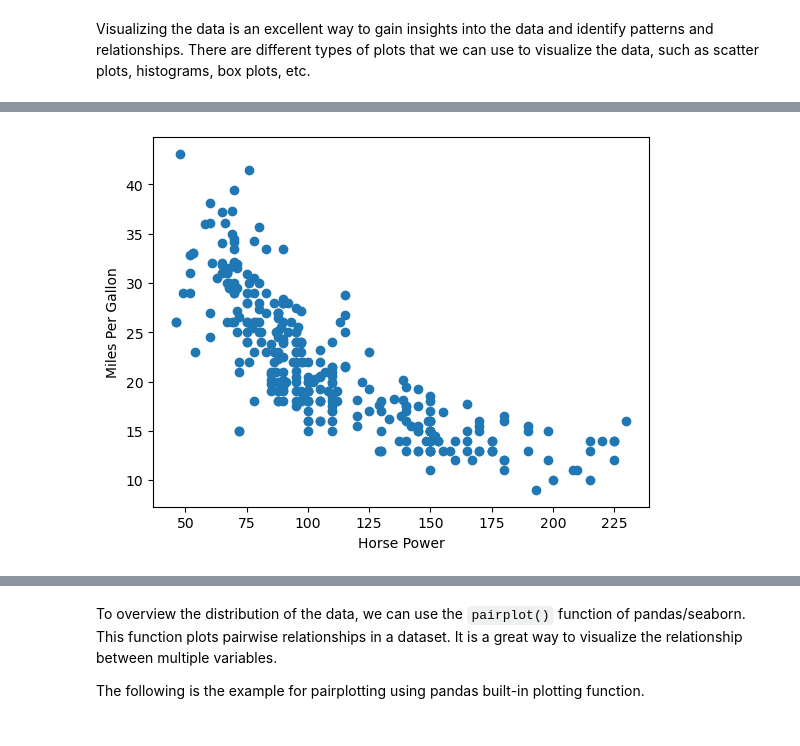
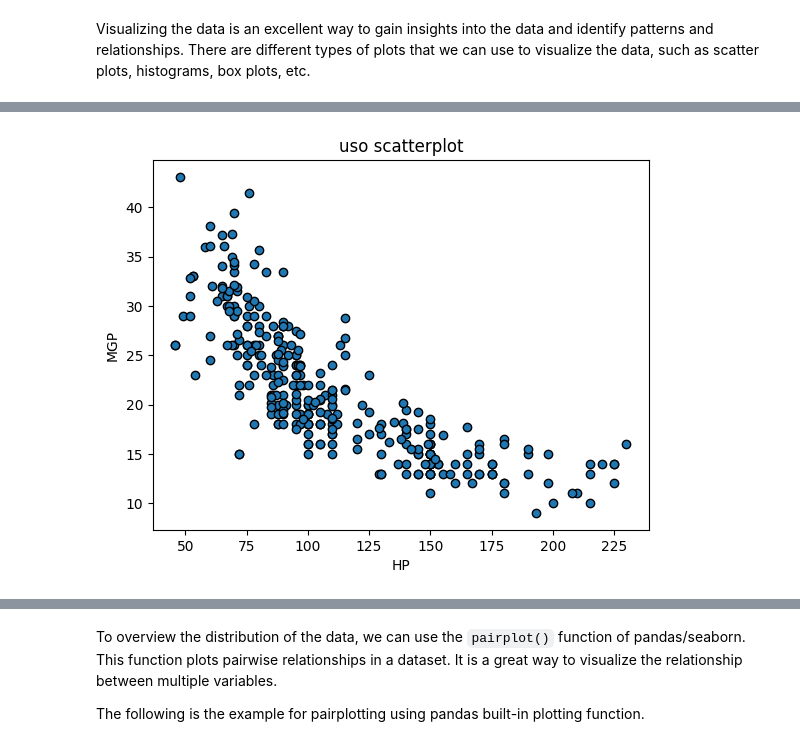
Before and after one commit to VivianPita/lab_iagi, a Jupyter notebook: Esercitazione_5.ipynb, the cells around one changed output, grey strips where cells are left out. Saved outputs shown, nothing was run; the diff lists cells and outputs as text; code cells hidden in the pictures.

```diff
--- a/Esercitazione_5.ipynb
+++ b/Esercitazione_5.ipynb
@@ -23,0 +22,4 @@ df = ggsiu
+# %%
+!wget -O auto-mpg.csv https://raw.githubusercontent.com/Sapienza-AI-Lab/esercitazione5-22-23/main/data/auto-mpg/auto-mpg.csv
+
+df = pd.read_csv('auto-mpg.csv')
@@ -115,6 +137,10 @@ Visualizing the data is an excellent way to gain insights into the data and iden
 # %%
 # Scatter plot of two variables (e.g. HP vs MPG)
-# Use either Matplotlib.Pyplot scatter() or Seaborn scatterplot()
-# Your code goes here
+# Matplotlib.Pyplot scatter()
+plt.scatter(df['HP'],df['MPG'],edgecolor='black')
+plt.xlabel('HP')
+plt.ylabel('MGP')
+plt.title('uso scatterplot')
+plt.show()
 # %% [output]
-[figure, old version]
+[figure, new version]
```
Also changed, not shown: parts of 20 cells of this notebook.
